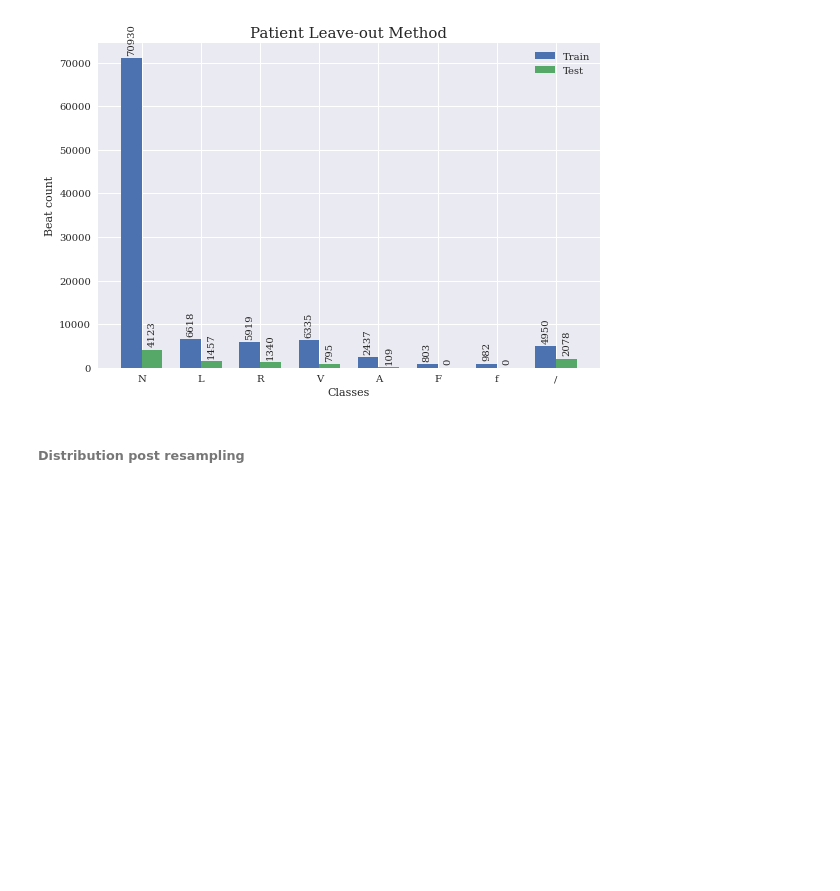
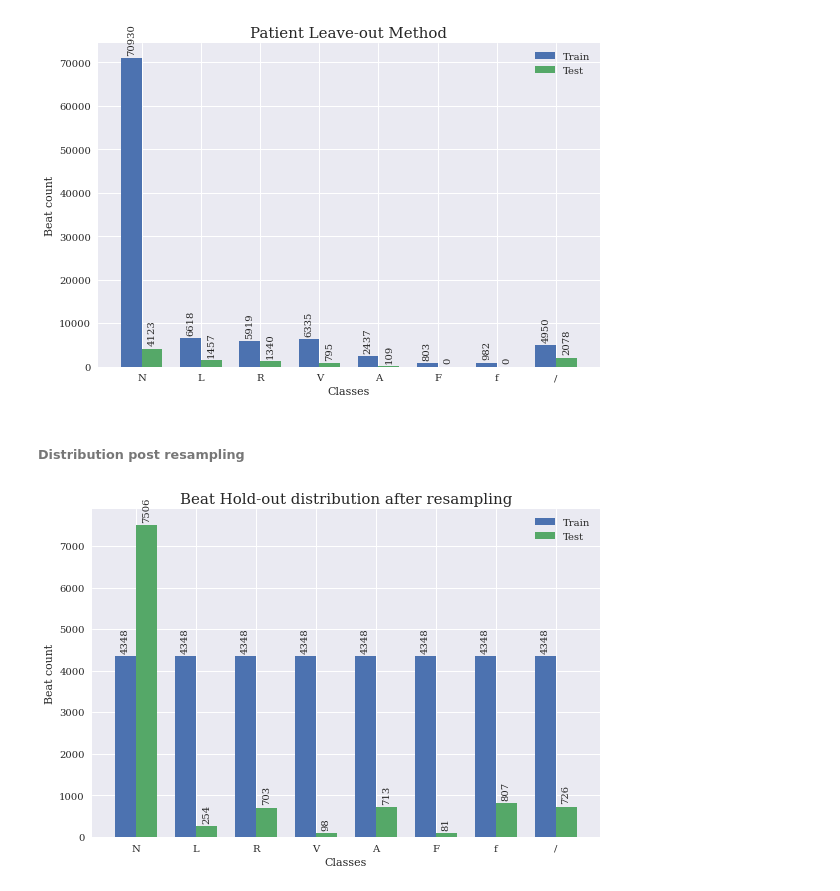
Before and after one commit to anurajt-cloud/level4_dissertation, a Jupyter notebook: graphs.ipynb, the cells around one changed output. Saved outputs shown, nothing was run; the diff lists cells and outputs as text; code cells hidden in the pictures; blank space fills up the shorter version.

Commit message:
created graph for resampled train phpl ds

```diff
--- a/graphs.ipynb
+++ b/graphs.ipynb
@@ -714,3 +714,33 @@ plt.show()
 [figure]
 # %% [markdown]
 ###### Distribution post resampling
+# %%
+train_y_r = np.load("./eval_data_10k/resamp_trset_y.npy", allow_pickle=True)
+# %%
+counters_test = Counter(test_y[0])
+counters_train_r = Counter(train_y_r[0])
+train_count = list(counters_train_r.values())
+test_count = list(counters_test.values())
+# %%
+x = np.arange(1,len(labels)+1)  # the label locations
+width = 0.35  # the width of the bars
+plt.style.use('seaborn')
+plt.rcParams.update({'font.family':'serif'})
+fig, ax = plt.subplots()
+rects1 = ax.bar(x - width/2, train_count, width, label='Train')
+rects2 = ax.bar(x + width/2, test_count, width, label='Test')
+# Add some text for labels, title and custom x-axis tick labels, etc.
+ax.set_ylabel('Beat count', fontsize=11)
+ax.set_xlabel('Classes', fontsize=11)
+ax.set_title('Beat Hold-out distribution after resampling', fontsize=15)
+ax.set_xticks(x, labels)
+ax.legend()
+
+ax.bar_label(rects1, padding=3, rotation=90, fontsize=10)
+ax.bar_label(rects2, padding=3, rotation=90, fontsize=10)
+
+fig.tight_layout()
+# plt.savefig("./images/pres_phom_r.png", dpi=300)
+plt.show()
+# %% [output]
+[figure, added]
```
Also changed, not shown: parts of 4 cells of this notebook, 1 other file.
